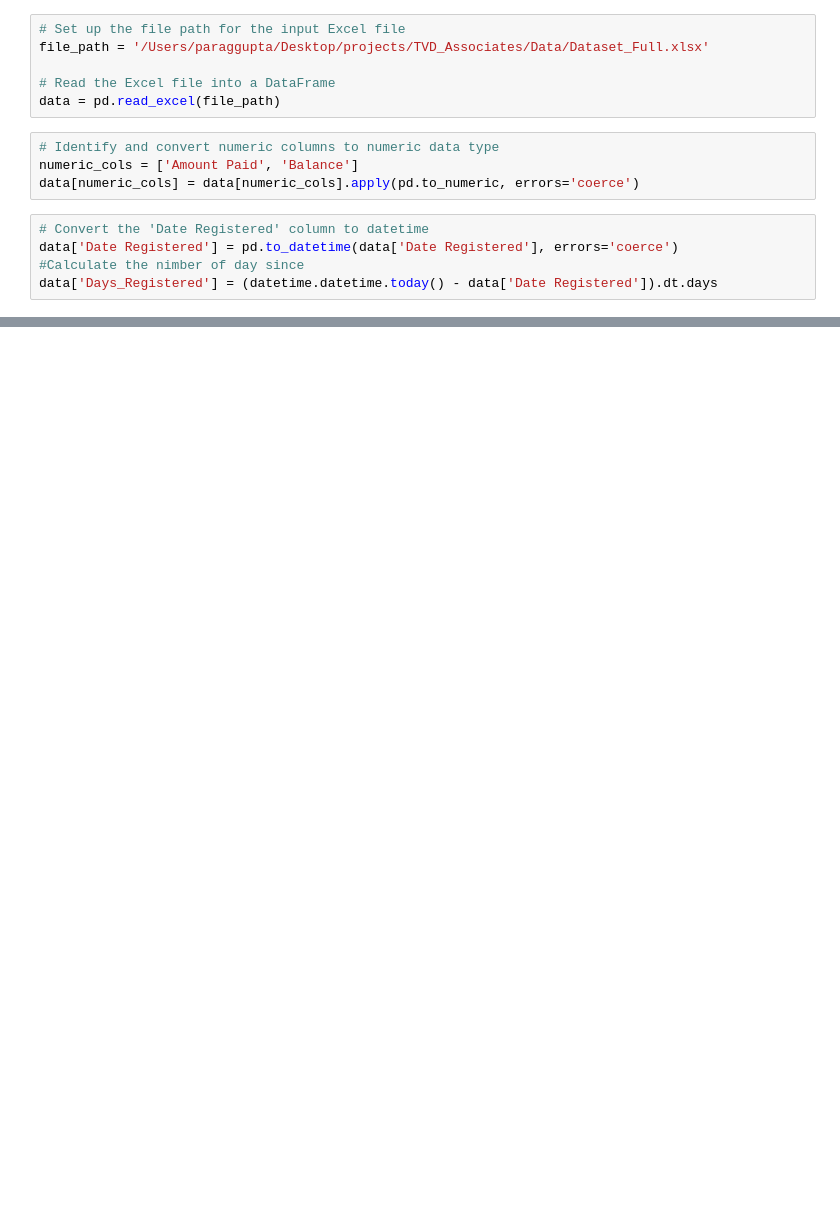
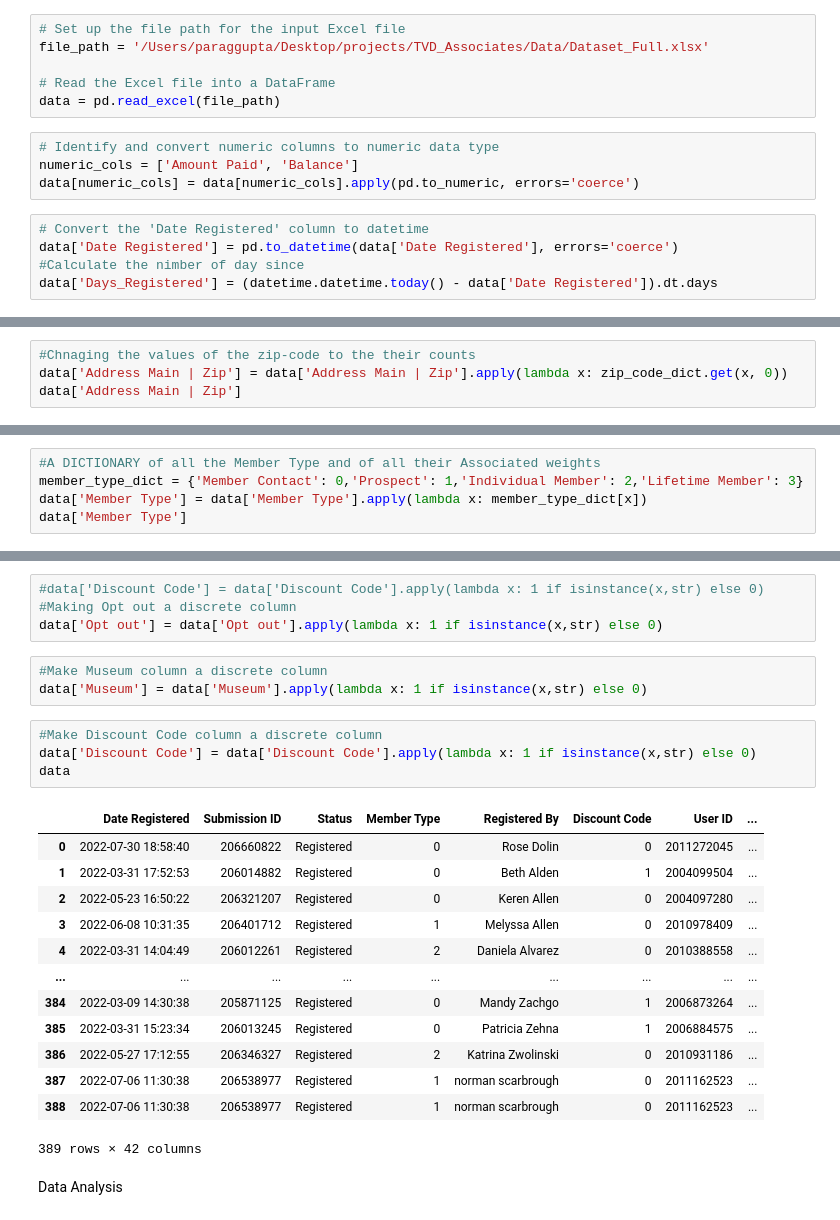
Before and after one commit to ParagGupta103/TVD_Associates, a Jupyter notebook: Formulater.ipynb, the cells around one changed output, grey strips where cells are left out. Cells and saved outputs as stored; diff of their text form; blank space fills up the shorter version.

```diff
--- a/Formulater.ipynb
+++ b/Formulater.ipynb
@@ -28,0 +32,4 @@ zip_code_counts = zip_count.values
+# %%
+#Chnaging the values of the zip-code to the their counts
+data['Address Main | Zip'] = data['Address Main | Zip'].apply(lambda x: zip_code_dict.get(x, 0))
+data['Address Main | Zip']
@@ -28,0 +49,5 @@ zip_code_counts = zip_count.values
+# %%
+#A DICTIONARY of all the Member Type and of all their Associated weights
+member_type_dict = {'Member Contact': 0,'Prospect': 1,'Individual Member': 2,'Lifetime Member': 3}
+data['Member Type'] = data['Member Type'].apply(lambda x: member_type_dict[x])
+data['Member Type']
@@ -28,0 +67,27 @@ zip_code_counts = zip_count.values
+# %%
+#data['Discount Code'] = data['Discount Code'].apply(lambda x: 1 if isinstance(x,str) else 0)
+#Making Opt out a discrete column
+data['Opt out'] = data['Opt out'].apply(lambda x: 1 if isinstance(x,str) else 0)
+# %%
+#Make Museum column a discrete column
+data['Museum'] = data['Museum'].apply(lambda x: 1 if isinstance(x,str) else 0)
+# %%
+#Make Discount Code column a discrete column
+data['Discount Code'] = data['Discount Code'].apply(lambda x: 1 if isinstance(x,str) else 0)
+data
+# %% [output]
+|  | Date Registered | Submission ID | Status | Member Type | Registered By | Discount Code | User ID | ... |
+| 0 | 2022-07-30 18:58:40 | 206660822 | Registered | 0 | Rose Dolin | 0 | 2011272045 | ... |
+| 1 | 2022-03-31 17:52:53 | 206014882 | Registered | 0 | Beth Alden | 1 | 2004099504 | ... |
+| 2 | 2022-05-23 16:50:22 | 206321207 | Registered | 0 | Keren Allen | 0 | 2004097280 | ... |
+| 3 | 2022-06-08 10:31:35 | 206401712 | Registered | 1 | Melyssa Allen | 0 | 2010978409 | ... |
+| 4 | 2022-03-31 14:04:49 | 206012261 | Registered | 2 | Daniela Alvarez | 0 | 2010388558 | ... |
+| ... | ... | ... | ... | ... | ... | ... | ... | ... |
+| 384 | 2022-03-09 14:30:38 | 205871125 | Registered | 0 | Mandy Zachgo | 1 | 2006873264 | ... |
+| 385 | 2022-03-31 15:23:34 | 206013245 | Registered | 0 | Patricia Zehna | 1 | 2006884575 | ... |
+| 386 | 2022-05-27 17:12:55 | 206346327 | Registered | 2 | Katrina Zwolinski | 0 | 2010931186 | ... |
+| 387 | 2022-07-06 11:30:38 | 206538977 | Registered | 1 | norman scarbrough | 0 | 2011162523 | ... |
+| 388 | 2022-07-06 11:30:38 | 206538977 | Registered | 1 | norman scarbrough | 0 | 2011162523 | ... |
+389 rows × 42 columns
+# %% [markdown]
+Data Analysis
```
Also changed, not shown: parts of 11 cells of this notebook, 5 other files.
